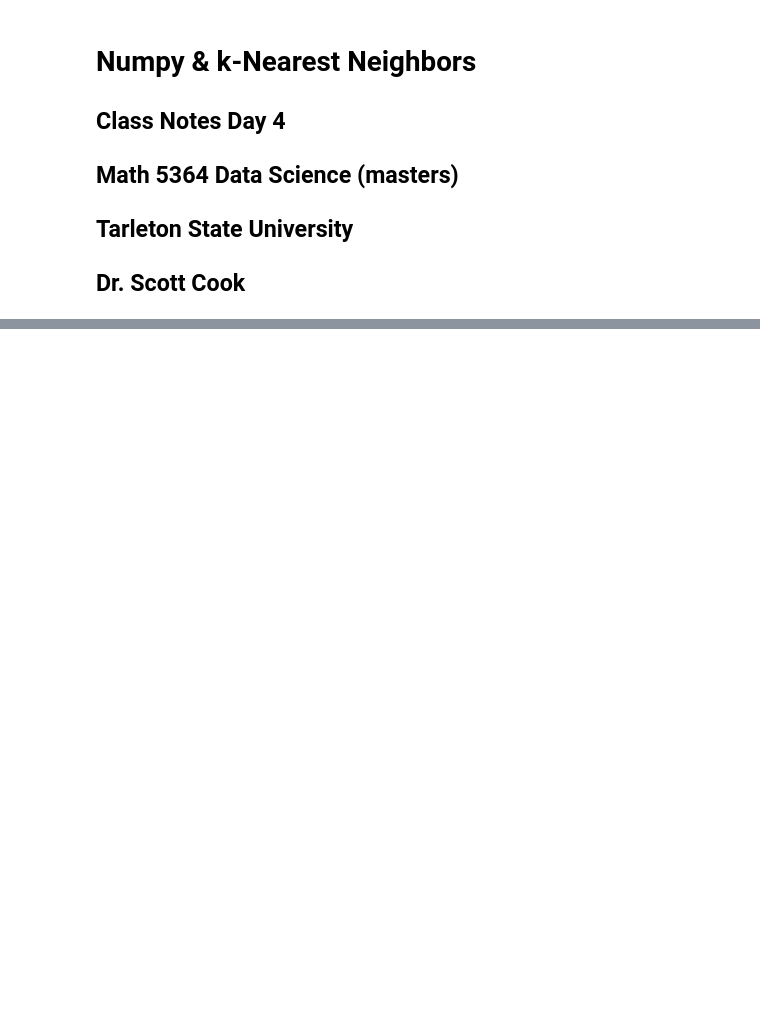
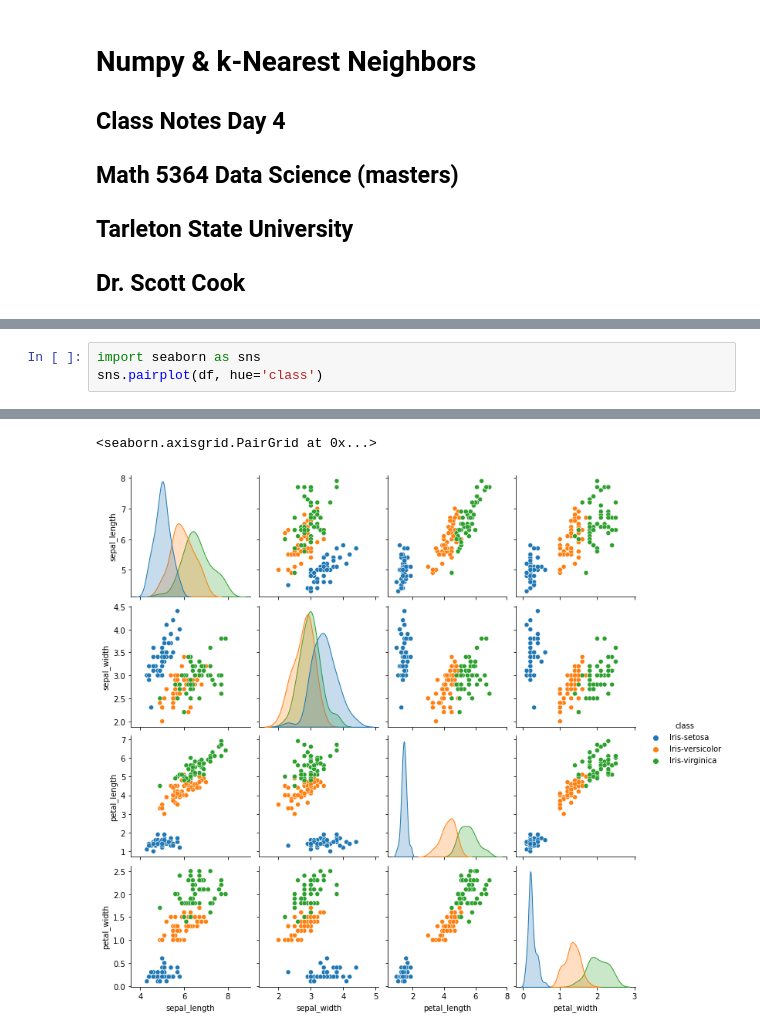
Before and after one commit to drscook/m5364_23sp_data_science1, a Jupyter notebook: materials/m5364_data-science1_notes-day4-numpy-knn-solutions.ipynb, the cells around one changed output, grey strips where cells are left out. Drawn from its saved outputs; the diff is of its cells as text; blank space fills up the shorter version.

```diff
--- a/materials/m5364_data-science1_notes-day4-numpy-knn-solutions.ipynb
+++ b/materials/m5364_data-science1_notes-day4-numpy-knn-solutions.ipynb
@@ -22,0 +27,4 @@ X = df.values
+# %%
+import seaborn as sns
+sns.pairplot(df, hue='class')
+# %% [output]
@@ -23,2 +32,4 @@ X = df.values
+<seaborn.axisgrid.PairGrid at 0x...>
+[figure, added]
 # %%
 k = 3  # number of nearest neighbors that we survey to label each row
```
Also changed, not shown: parts of 4 cells of this notebook, 1 other file.
